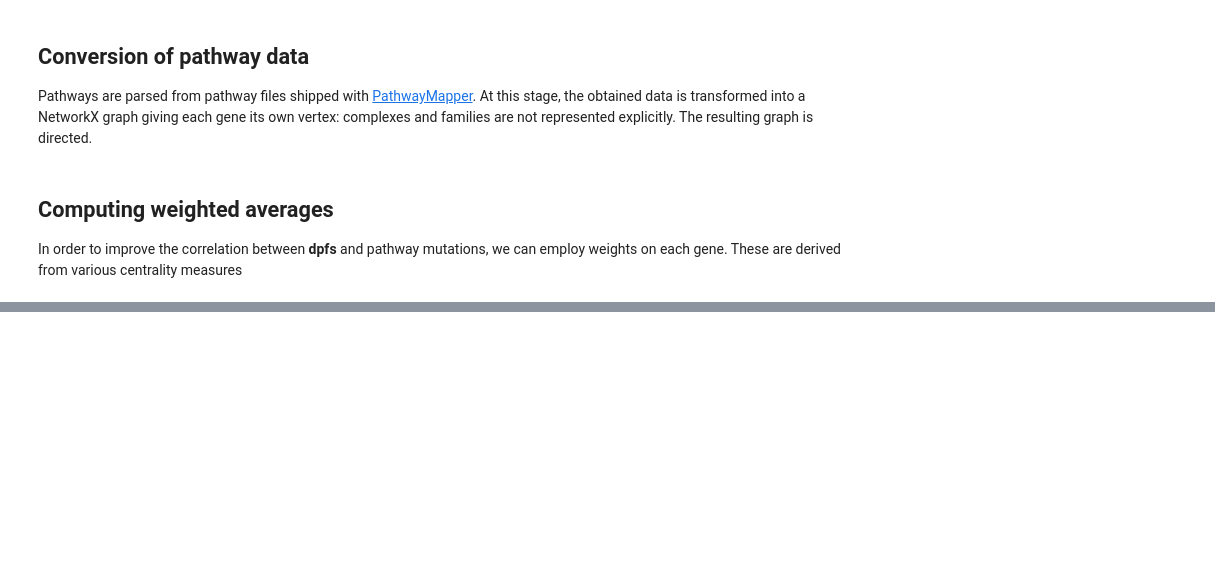
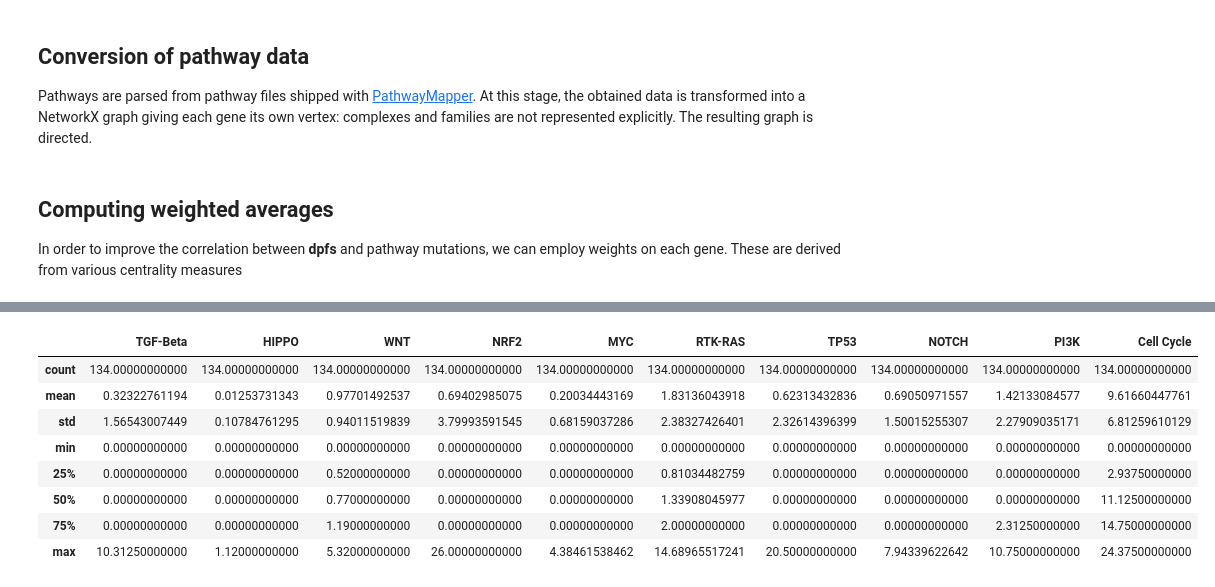
Before and after one commit to sykhro/cancol-analysis, a Jupyter notebook: pancan.ipynb, the cells around one changed output, grey strips where cells are left out. Cells and saved outputs as stored; diff of their text form; code cells hidden in the pictures; blank space fills up the shorter version.

```diff
--- a/pancan.ipynb
+++ b/pancan.ipynb
@@ -137,0 +180,4 @@ print(w, d, sum(d.values()))
+# %%
+pandas.set_option("display.precision", 11)
+arm0_db_df_outdeg = arm0_df_outdeg.join(patients_log.set_index('PatientFirstName'), on='PatientFirstName')
+print(f"{arm0_db_df_outdeg[['dpfs'] + [pw[0] for pw in nx_pathways]].corr().iloc[0]}")
@@ -137,0 +197,15 @@ print(w, d, sum(d.values()))
+# %%
+from analysis_nx import process_patients_with_f
+
+arm1_df_outdeg = process_patients_with_f(patients_log[patients_log['arm'] == 1]['PatientFirstName'], nx.out_degree_centrality, nx_pathways, mutations_data)
+arm1_df_outdeg.describe()
+# %% [output]
+|  | TGF-Beta | HIPPO | WNT | NRF2 | MYC | RTK-RAS | TP53 | NOTCH | PI3K | Cell Cycle |
+| count | 134.00000000000 | 134.00000000000 | 134.00000000000 | 134.00000000000 | 134.00000000000 | 134.00000000000 | 134.00000000000 | 134.00000000000 | 134.00000000000 | 134.00000000000 |
+| mean | 0.32322761194 | 0.01253731343 | 0.97701492537 | 0.69402985075 | 0.20034443169 | 1.83136043918 | 0.62313432836 | 0.69050971557 | 1.42133084577 | 9.61660447761 |
+| std | 1.56543007449 | 0.10784761295 | 0.94011519839 | 3.79993591545 | 0.68159037286 | 2.38327426401 | 2.32614396399 | 1.50015255307 | 2.27909035171 | 6.81259610129 |
+| min | 0.00000000000 | 0.00000000000 | 0.00000000000 | 0.00000000000 | 0.00000000000 | 0.00000000000 | 0.00000000000 | 0.00000000000 | 0.00000000000 | 0.00000000000 |
+| 25% | 0.00000000000 | 0.00000000000 | 0.52000000000 | 0.00000000000 | 0.00000000000 | 0.81034482759 | 0.00000000000 | 0.00000000000 | 0.00000000000 | 2.93750000000 |
+| 50% | 0.00000000000 | 0.00000000000 | 0.77000000000 | 0.00000000000 | 0.00000000000 | 1.33908045977 | 0.00000000000 | 0.00000000000 | 0.00000000000 | 11.12500000000 |
+| 75% | 0.00000000000 | 0.00000000000 | 1.19000000000 | 0.00000000000 | 0.00000000000 | 2.00000000000 | 0.00000000000 | 0.00000000000 | 2.31250000000 | 14.75000000000 |
+| max | 10.31250000000 | 1.12000000000 | 5.32000000000 | 26.00000000000 | 4.38461538462 | 14.68965517241 | 20.50000000000 | 7.94339622642 | 10.75000000000 | 24.37500000000 |
```
Also changed, not shown: parts of 29 cells of this notebook.
